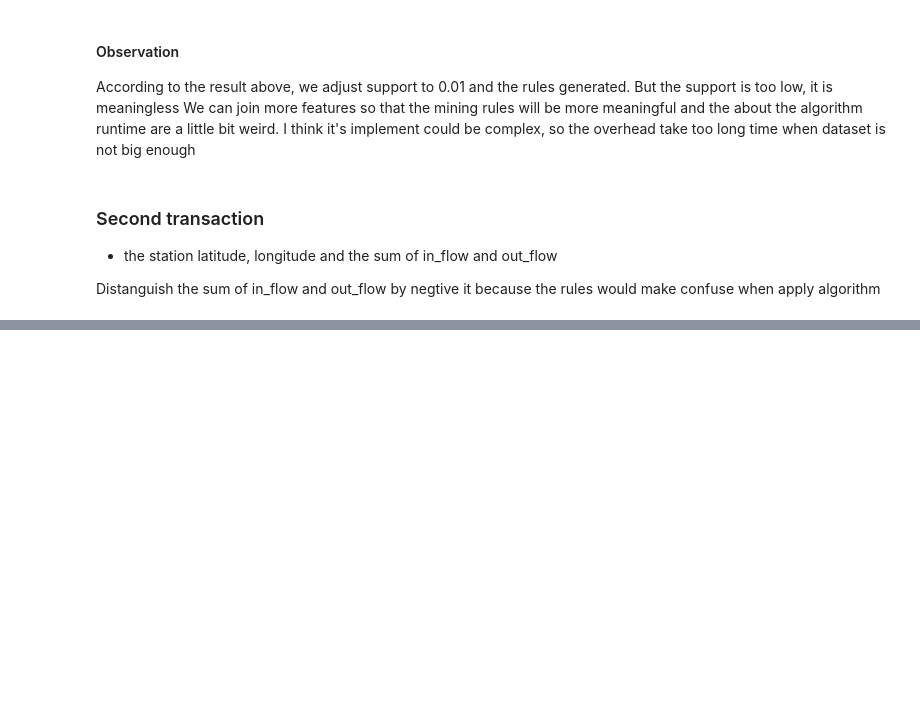
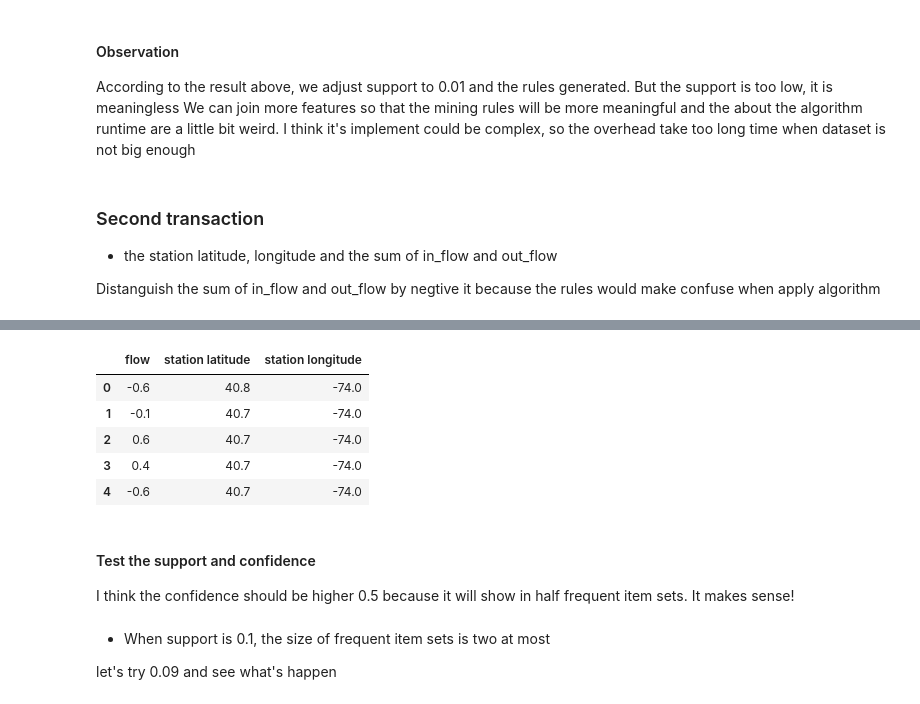
Before and after one commit to ss8651twtw/Data-Mining, a Jupyter notebook: hw1/Group3 hw1 0416077.ipynb, the cells around one changed output, grey strips where cells are left out. Drawn from its saved outputs; the diff is of its cells as text; code cells hidden in the pictures; blank space fills up the shorter version.

```diff
--- a/hw1/Group3 hw1 0416077.ipynb
+++ b/hw1/Group3 hw1 0416077.ipynb
@@ -272,0 +393,20 @@ Distanguish the sum of in_flow and out_flow by negtive it because the rules woul
+# %%
+tx = pd.DataFrame(((pos['flow'] - pos['flow'].mean()) / pos['flow'].std()).round(1))
+tx['station latitude'] = pos['station latitude'].round(1)
+tx['station longitude'] = pos['station logitude'].round(1)
+tx.head()
+# %% [output]
+|  | flow | station latitude | station longitude |
+| 0 | -0.6 | 40.8 | -74.0 |
+| 1 | -0.1 | 40.7 | -74.0 |
+| 2 | 0.6 | 40.7 | -74.0 |
+| 3 | 0.4 | 40.7 | -74.0 |
+| 4 | -0.6 | 40.7 | -74.0 |
+# %% [markdown]
+#### Test the support and confidence
+
+I think the confidence should be higher 0.5 because it will show in half frequent item sets. It makes sense!
+# %% [markdown]
+- When support is 0.1, the size of frequent item sets is two at most
+
+let's try 0.09 and see what's happen
```
Also changed, not shown: parts of 23 cells of this notebook.
